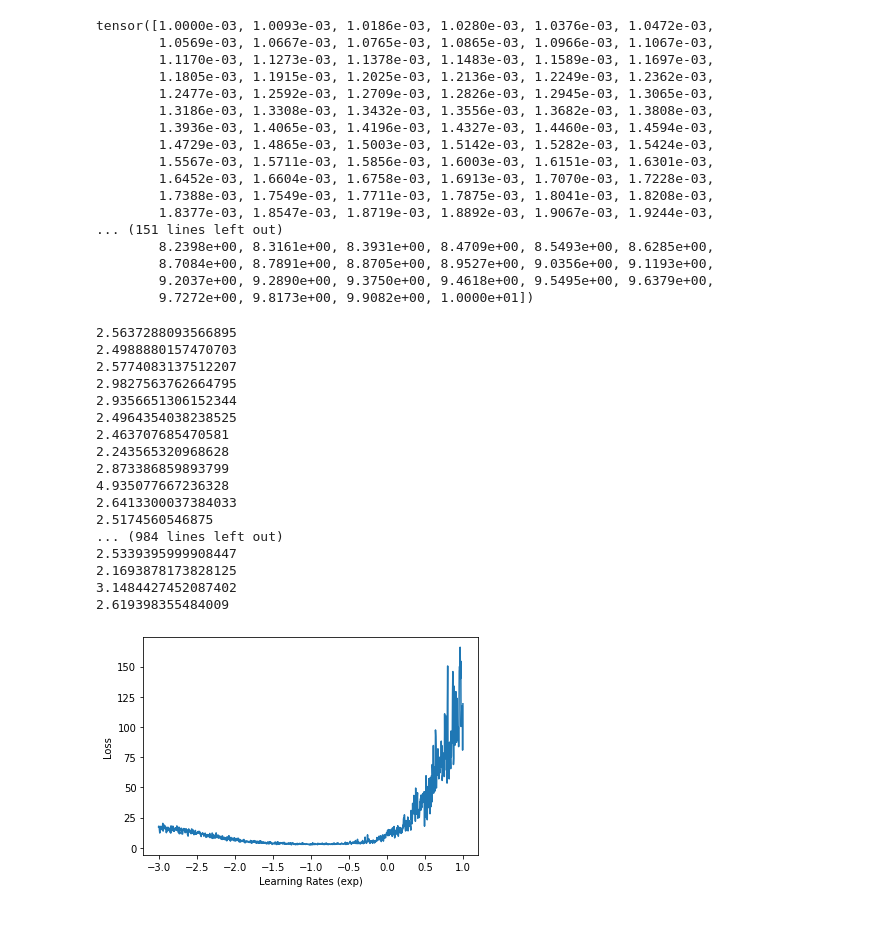
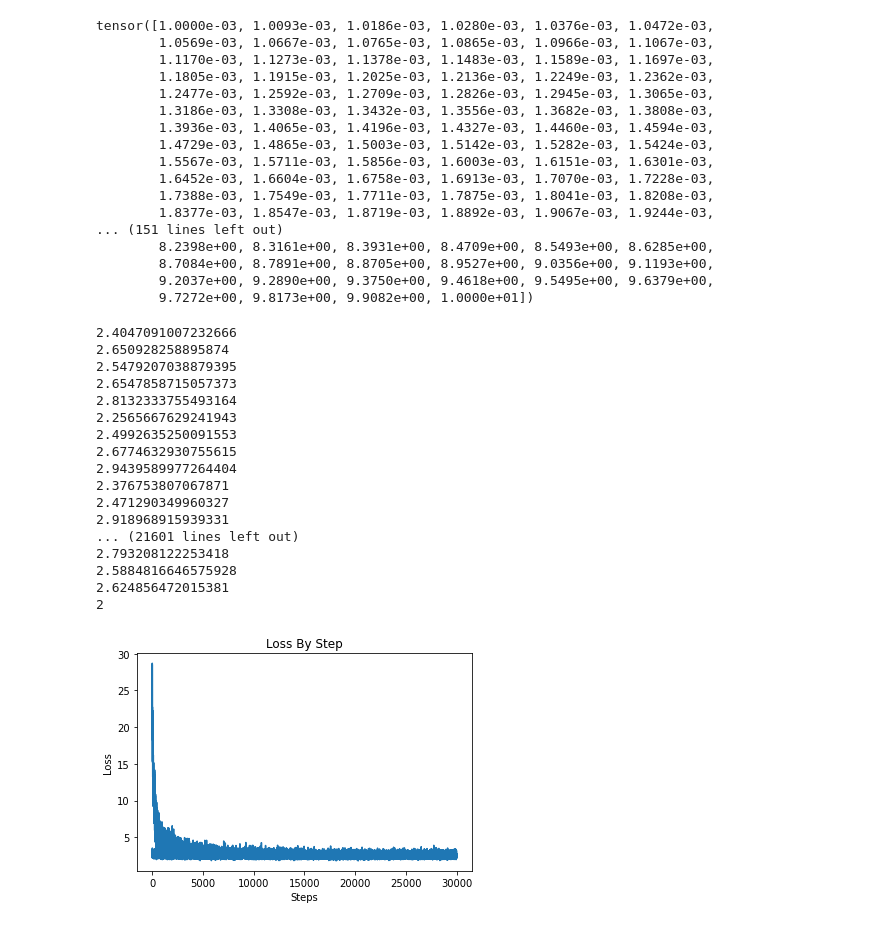
Before and after one commit to anwang427/zero-to-hero-code-implementations, a Jupyter notebook: lecture 2/exercise_two.ipynb, the cells around one changed output. Cells and saved outputs as stored; diff of their text form; code cells hidden in the pictures.

Commit message:
Check embeddings

```diff
--- a/lecture 2/exercise_two.ipynb
+++ b/lecture 2/exercise_two.ipynb
@@ -62,10 +62,10 @@ import torch.nn.functional as F
 
 # set up the model drivers
 g = torch.Generator().manual_seed(2147483647)
-emb_lookup = torch.randn((27, 2), generator=g) # also written as 'C'
-W1 = torch.randn((2, 100), generator=g)
-b1 = torch.randn(100, generator=g)
-W2 = torch.randn((100, 27), generator=g) # ending back up with 27 possible outputs / chars
+emb_lookup = torch.randn((27, 10), generator=g) # also written as 'C'. Can scale up dimensionality to capture more nuanced patterns
+W1 = torch.randn((10, 200), generator=g) # scaling up the network can involve increasing hidden layer size; in this case 100 -> 200, 2x number of parameters
+b1 = torch.randn(200, generator=g)
+W2 = torch.randn((200, 27), generator=g) # ending back up with 27 possible outputs / chars
 b2 = torch.randn(27, generator=g)
 
 # put all of the parameters in one array for neatness -- you can sum all these to get total param count
@@ -95,14 +95,15 @@ tensor([1.0000e-03, 1.0093e-03, 1.0186e-03, 1.0280e-03, 1.0376e-03, 1.0472e-03,
         8.7084e+00, 8.7891e+00, 8.8705e+00, 8.9527e+00, 9.0356e+00, 9.1193e+00,
         9.2037e+00, 9.2890e+00, 9.3750e+00, 9.4618e+00, 9.5495e+00, 9.6379e+00,
         9.7272e+00, 9.8173e+00, 9.9082e+00, 1.0000e+01])
+# %%
+max_steps = 30000
+loss_values = []
+learning_rates = []
+steps = []
 # %%
 ## TRAINING THE MODEL
 
 # Basically the same thing as running a validation / test run except with gradient updates
-max_steps = 1000
-loss_values = []
-learning_rates = []
-
 for k in range(max_steps): #running a loop as we're running a bunch of forward passes to get loss and optimize
     ## Make a mini batch
     # In this example, we will grab 32 rows of the lookup table
@@ -115,7 +116,7 @@ for k in range(max_steps): #running a loop as we're running a bunch of forward p
     xs_embeddings = emb_lookup[xs[ix]]
 
     # feed into the two subsequent layers
-    hidden_layer = torch.tanh(xs_embeddings.view(-1, 2) @ W1 + b1)
+    hidden_layer = torch.tanh(xs_embeddings.view(-1, 10) @ W1 + b1)
     logits = hidden_layer @ W2 + b2 # matrix multiplication, give us the log counts
     loss = F.cross_entropy(logits, ys[ix])
     print(loss.item())
@@ -129,7 +130,7 @@ for k in range(max_steps): #running a loop as we're running a bunch of forward p
     loss.backward()
 
     ## Update
-    '''Iteration One (Learning Rate TBD)
+    '''Iteration One (Learning Rate TBD, Checking For Underfitting / Overfitting)
     # find best learning rate
     learning_rate = lrs[k] # decimal form
     for p in parameters:
@@ -139,37 +140,49 @@ for k in range(max_steps): #running a loop as we're running a bunch of forward p
     loss_values.append(loss.item())
     '''
 
-
     '''Iteration Two Onwards (Learning Rate Found & Plotted)'''
     for p in parameters:
-        p.data += -(0.01) * p.grad
+        p.data += -(0.06) * p.grad
+
+    steps.append(k)
+    loss_values.append(loss.item())
 # %% [output]
-2.5637288093566895
-2.4988880157470703
-2.5774083137512207
-2.9827563762664795
-2.9356651306152344
-2.4964354038238525
-2.463707685470581
-2.243565320968628
-2.873386859893799
-4.935077667236328
-2.6413300037384033
-2.5174560546875
-... (984 lines left out)
-2.5339395999908447
-2.1693878173828125
-3.1484427452087402
-2.619398355484009
+2.4047091007232666
+2.650928258895874
+2.5479207038879395
+2.6547858715057373
+2.8132333755493164
+2.2565667629241943
+2.4992635250091553
+2.6774632930755615
+2.9439589977264404
+2.376753807067871
+2.471290349960327
+2.918968915939331
+... (21601 lines left out)
+2.793208122253418
+2.5884816646575928
+2.624856472015381
+2
 # %%
-# PLOT LEARNING RATES TO LOSS RELATIONSHIP
-# we can see that the lowest loss is quite close to 10^-1, or 0.1
+# PLOT LEARNING RATES TO LOSS RELATIONSHIP (Iteration One)
+# we can see that the lowest loss is quite close to 10^-1.24, or 0.06
 
 import matplotlib.pyplot as plt
 
 plt.plot(learning_rates, loss_values)
+plt.title("Loss By Learning Rates")
 plt.xlabel("Learning Rates (exp)")
 plt.ylabel("Loss")
 plt.show()
-# %% [output]
-[figure, removed]
+# %%
+# PLOT STEPS TO LOSS RELATIONSHIP (Iteration Two, After Increasing Model Size)
+# We see there is quite a bit of noise because we are using mini-batches; we can increase batch size to reduce thrashing
+
+plt.plot(steps, loss_values)
+plt.title("Loss By Step")
+plt.xlabel("Steps")
+plt.ylabel("Loss")
+plt.show()
+# %% [output]
+[figure, added]
```
Also changed, not shown: parts of 3 cells of this notebook, 1 other file.
